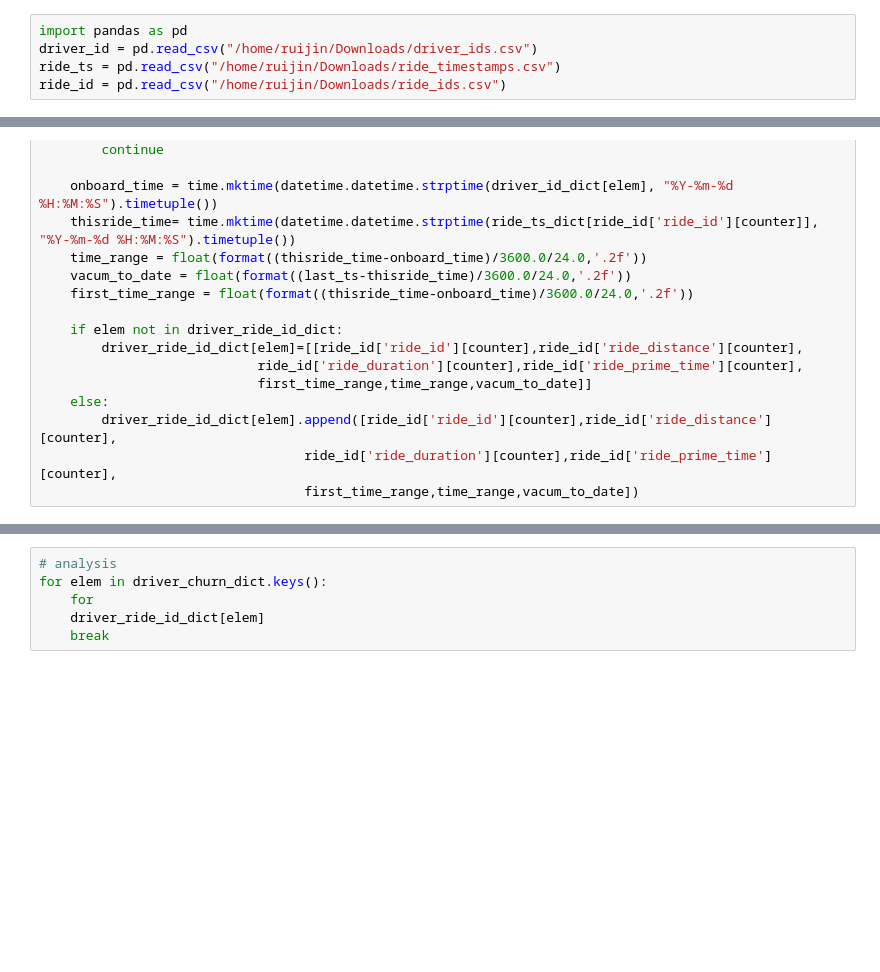
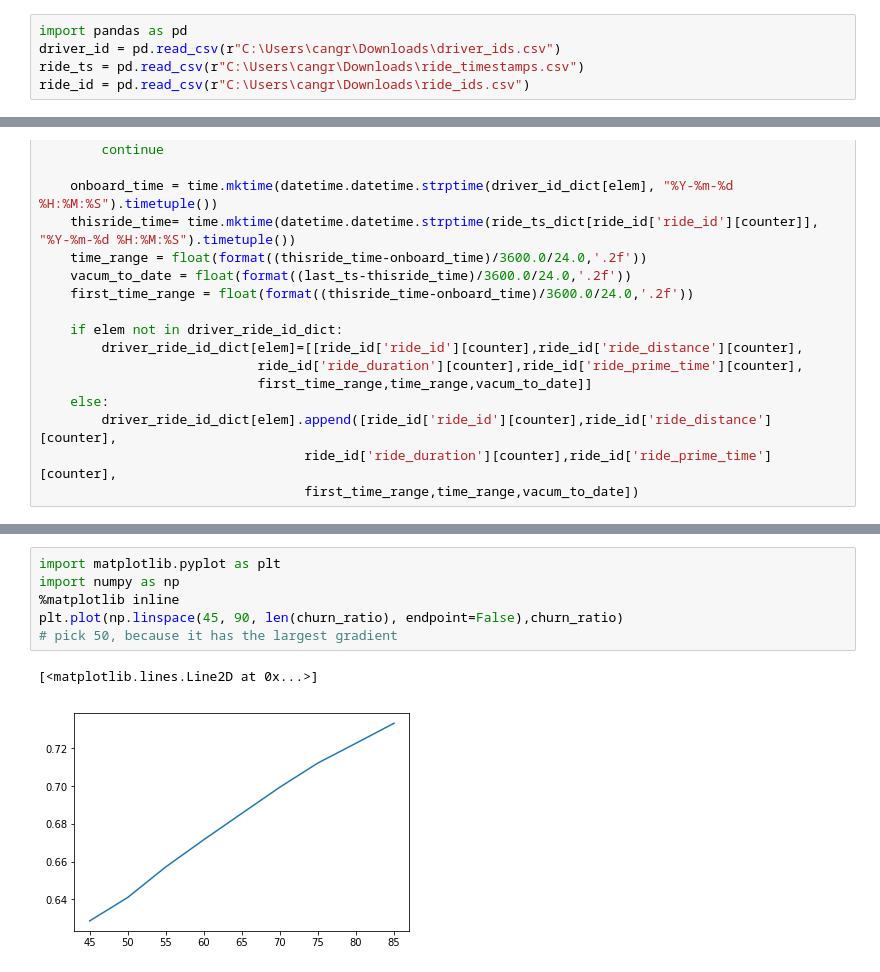
Before and after one commit to Ruijin1988/GIT, a Jupyter notebook: take_home.ipynb, the cells around one changed output, grey strips where cells are left out. Cells and saved outputs as stored; diff of their text form; blank space fills up the shorter version.

```diff
--- a/take_home.ipynb
+++ b/take_home.ipynb
@@ -1,8 +1,8 @@
 # %%
 import pandas as pd
-driver_id = pd.read_csv("/home/ruijin/Downloads/driver_ids.csv")
-ride_ts = pd.read_csv("/home/ruijin/Downloads/ride_timestamps.csv")
-ride_id = pd.read_csv("/home/ruijin/Downloads/ride_ids.csv")
+driver_id = pd.read_csv(r"C:\Users\cangr\Downloads\driver_ids.csv")
+ride_ts = pd.read_csv(r"C:\Users\cangr\Downloads\ride_timestamps.csv")
+ride_id = pd.read_csv(r"C:\Users\cangr\Downloads\ride_ids.csv")
 # %%
 ride_ts_dict={}
 for counter,elem in enumerate(ride_ts['ride_id']):
@@ -95,6 +121,9 @@ print(sum_churn_freq/count_churn, sum_unchurn_freq/count_unchurn)
-# %%
-# analysis
-for elem in driver_churn_dict.keys():
-    for
-    driver_ride_id_dict[elem]
-    break
+# %%
+import matplotlib.pyplot as plt
+import numpy as np
+%matplotlib inline
+plt.plot(np.linspace(45, 90, len(churn_ratio), endpoint=False),churn_ratio)
+# pick 50, because it has the largest gradient
+# %% [output]
+[<matplotlib.lines.Line2D at 0x...>]
+[figure, added]
```
Also changed, not shown: parts of 3 cells of this notebook.
